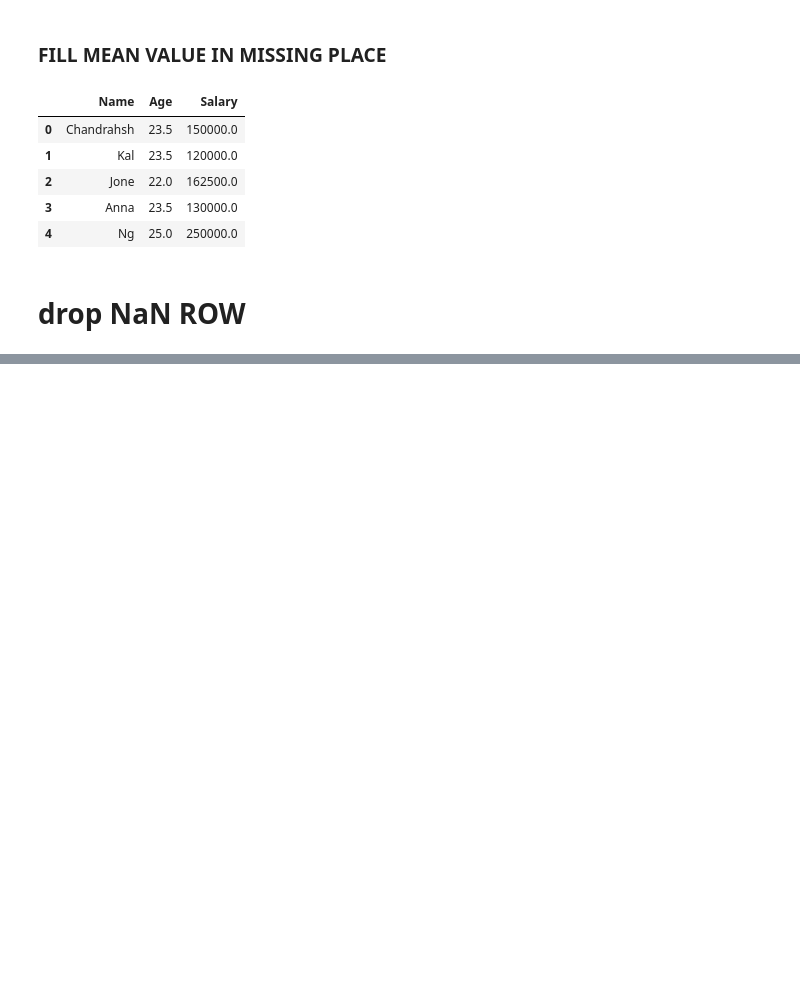
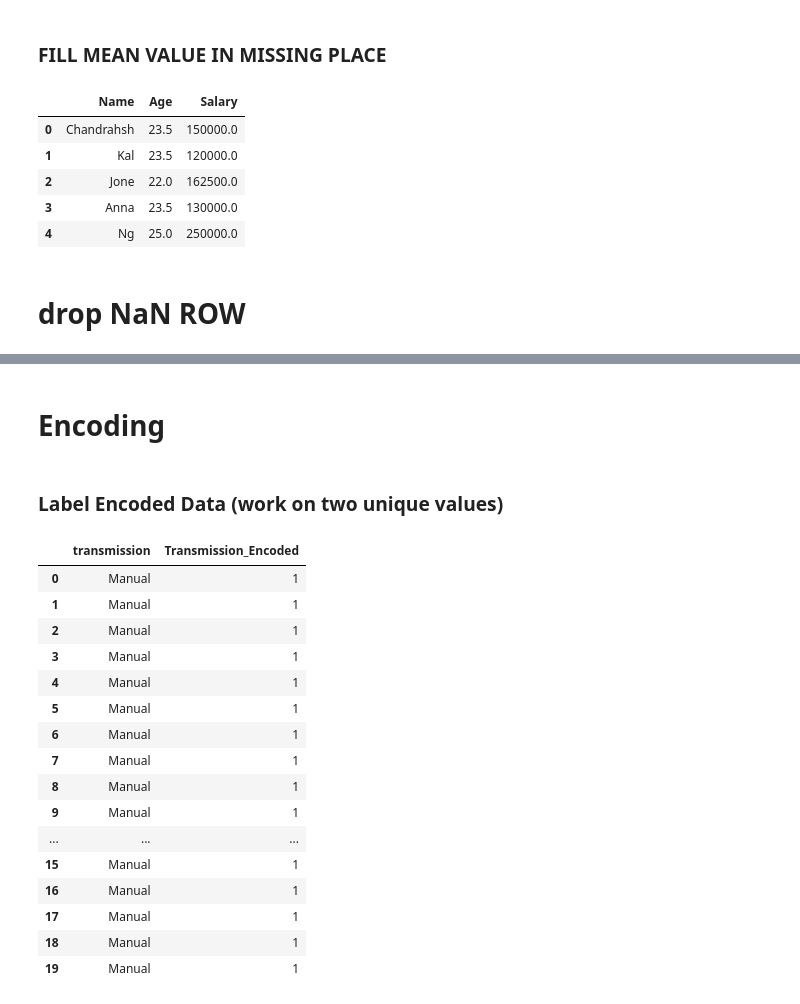
Before and after one commit to chandrahashkumar/sklearn-env, a Jupyter notebook: 01.ipynb, the cells around one changed output, grey strips where cells are left out. Saved outputs shown, nothing was run; the diff lists cells and outputs as text; code cells hidden in the pictures; blank space fills up the shorter version.

```diff
--- a/01.ipynb
+++ b/01.ipynb
@@ -117,0 +77,29 @@ dtype: float64
+# %% [markdown]
+# Encoding
+# %% [markdown]
+### Label Encoded Data (work on two unique values)
+# %%
+df_label = df1.copy()
+le = LabelEncoder()
+
+df_label['Transmission_Encoded'] = le.fit_transform(df_label['transmission'])
+
+df_label[['transmission','Transmission_Encoded']].head(20)
+# %% [output]
+|  | transmission | Transmission_Encoded |
+| 0 | Manual | 1 |
+| 1 | Manual | 1 |
+| 2 | Manual | 1 |
+| 3 | Manual | 1 |
+| 4 | Manual | 1 |
+| 5 | Manual | 1 |
+| 6 | Manual | 1 |
+| 7 | Manual | 1 |
+| 8 | Manual | 1 |
+| 9 | Manual | 1 |
+| ... | ... | ... |
+| 15 | Manual | 1 |
+| 16 | Manual | 1 |
+| 17 | Manual | 1 |
+| 18 | Manual | 1 |
+| 19 | Manual | 1 |
```
Also changed, not shown: parts of 12 cells of this notebook.
